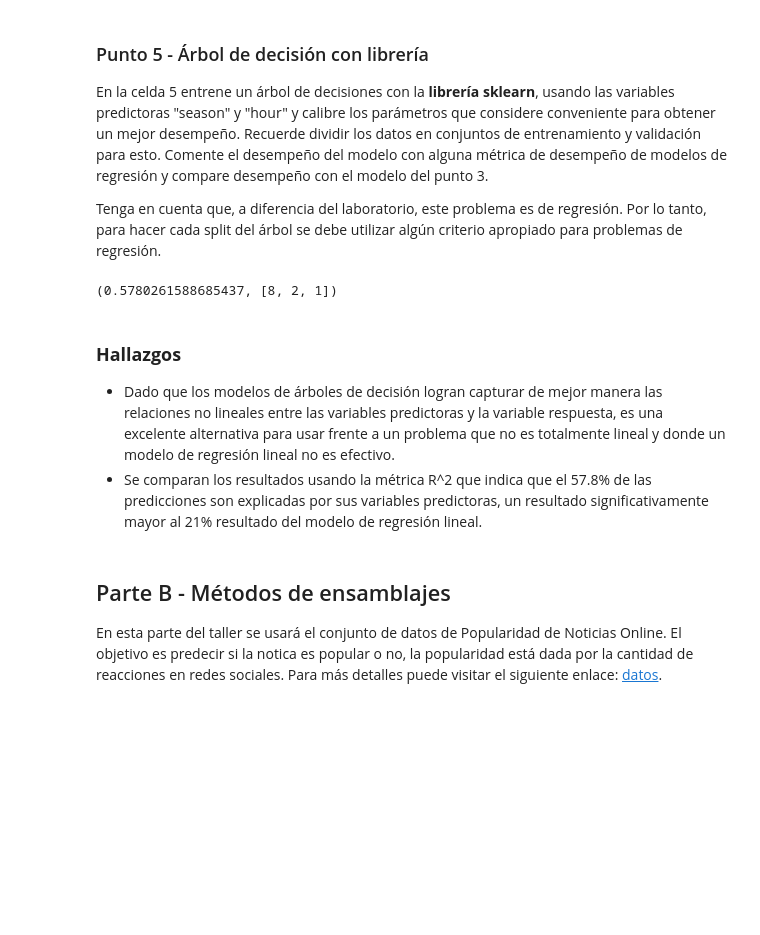
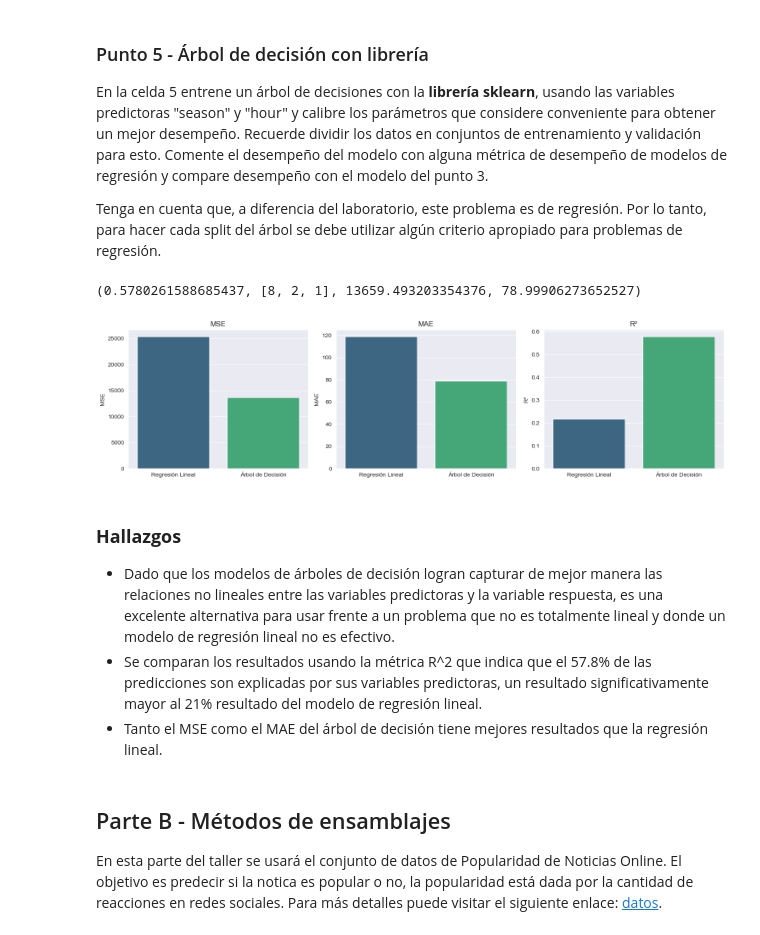
Before and after one commit to jantonioagudelo/MIAD_ML_NLP_2026, a Jupyter notebook: Semana 1/S1TC1_arboles_ensamblajes.ipynb, the cells around one changed output. Drawn from its saved outputs; the diff is of its cells as text; code cells hidden in the pictures; blank space fills up the shorter version.

```diff
--- a/Semana 1/S1TC1_arboles_ensamblajes.ipynb
+++ b/Semana 1/S1TC1_arboles_ensamblajes.ipynb
@@ -238,10 +238,13 @@ print('R^2 en el set de prueba: ', lr.score(X_test, y_test))
 # 2. MSE
 from sklearn.metrics import mean_squared_error, mean_absolute_error
 y_pred = lr.predict(X_test)
-mse = mean_squared_error(y_test, y_pred)
+
+LR_mse = mean_squared_error(y_test, y_pred)
+LR_mae = mean_absolute_error(y_test, y_pred)
 
 # Resultados de las métricas de evaluación
-print('MAE: ', mean_absolute_error(y_test, y_pred))
+print('MSE: ', LR_mse)
+print('MAE: ', LR_mae)
 # %% [output]
 R^2 en el set de entrenamiento:  0.22604951385989513
 R^2 en el set de prueba:  0.21636575170625916
@@ -473,6 +476,7 @@ def dec_tree(X_train, y_train, X_test, y_test, max_depth, min_samples_split, min
 
     best_score = -np.inf
     best_params = [0, 0, 0]
+    best_model = None
 
     for i in range(1, max_depth + 1): # iterador para el parámetro max_depth
         for j in range(2, min_samples_split + 1): # iterador para el parámetro min_samples_split, comienza en 2 porque el mínimo número de muestras para hacer un split es 2
@@ -484,19 +488,53 @@ def dec_tree(X_train, y_train, X_test, y_test, max_depth, min_samples_split, min
                 if reg_tree_score > best_score:
                     best_score = reg_tree_score
                     best_params = [i, j, k]
+                    best_model = reg_tree
 
-    return best_score, best_params
+    y_pred = best_model.predict(X_test)
+    mse = mean_squared_error(y_test, y_pred)
+    mae = mean_absolute_error(y_test, y_pred)
 
-best_score, best_params = dec_tree(X1_train, y1_train, X1_test, y1_test, max_depth = 20, min_samples_split = 20, min_samples_leaf = 10)
+    return best_score, best_params, mse, mae
 
-best_score, best_params
+DT_best_score, DT_best_params, DT_mse, DT_mae = dec_tree(X1_train, y1_train, X1_test, y1_test, max_depth = 20, min_samples_split = 20, min_samples_leaf = 10)
+
+DT_best_score, DT_best_params, DT_mse, DT_mae
 # %% [output]
-(0.5780261588685437, [8, 2, 1])
+(0.5780261588685437, [8, 2, 1], 13659.493203354376, 78.99906273652527)
+# %%
+import matplotlib.pyplot as plt
+import seaborn as sns
+sns.set_style('darkgrid')
+
+modelos = ['Regresión Lineal', 'Árbol de Decisión']
+mse_values = [LR_mse, DT_mse]
+mae_values = [LR_mae, DT_mae]
+R2_values = [lr.score(X_test, y_test), DT_best_score]
+
+fig, axes = plt.subplots(1, 3, figsize=(15, 4))
+
+sns.barplot(x=modelos, y=mse_values, ax=axes[0],  palette='viridis')
+axes[0].set_title('MSE')
+axes[0].set_ylabel('MSE')
+
+sns.barplot(x=modelos, y=mae_values, ax=axes[1], palette='viridis')
+axes[1].set_title('MAE')
+axes[1].set_ylabel('MAE')
+
+sns.barplot(x=modelos, y=R2_values, ax=axes[2], palette='viridis')
+axes[2].set_title('R²')
+axes[2].set_ylabel('R²')
+
+plt.tight_layout()
+plt.show()
+# %% [output]
+[figure, added]
 # %% [markdown]
 ### **Hallazgos**
 
 - Dado que los modelos de árboles de decisión logran capturar de mejor manera las relaciones no lineales entre las variables predictoras y la variable respuesta, es una excelente alternativa para usar frente a un problema que no es totalmente lineal y donde un modelo de regresión lineal no es efectivo.
 - Se comparan los resultados usando la métrica R^2 que indica que el 57.8% de las predicciones son explicadas por sus variables predictoras, un resultado significativamente mayor al 21% resultado del modelo de regresión lineal.
+- Tanto el MSE como el MAE del árbol de decisión tiene mejores resultados que la regresión lineal.
 # %% [markdown]
 ## Parte B - Métodos de ensamblajes
 En esta parte del taller se usará el conjunto de datos de Popularidad de Noticias Online. El objetivo es predecir si la notica es popular o no, la popularidad está dada por la cantidad de reacciones en redes sociales. Para más detalles puede visitar el siguiente enlace: [datos](https://archive.ics.uci.edu/ml/datasets/online+news+popularity).
```
Also changed, not shown: parts of 9 cells of this notebook, 1 other file.
